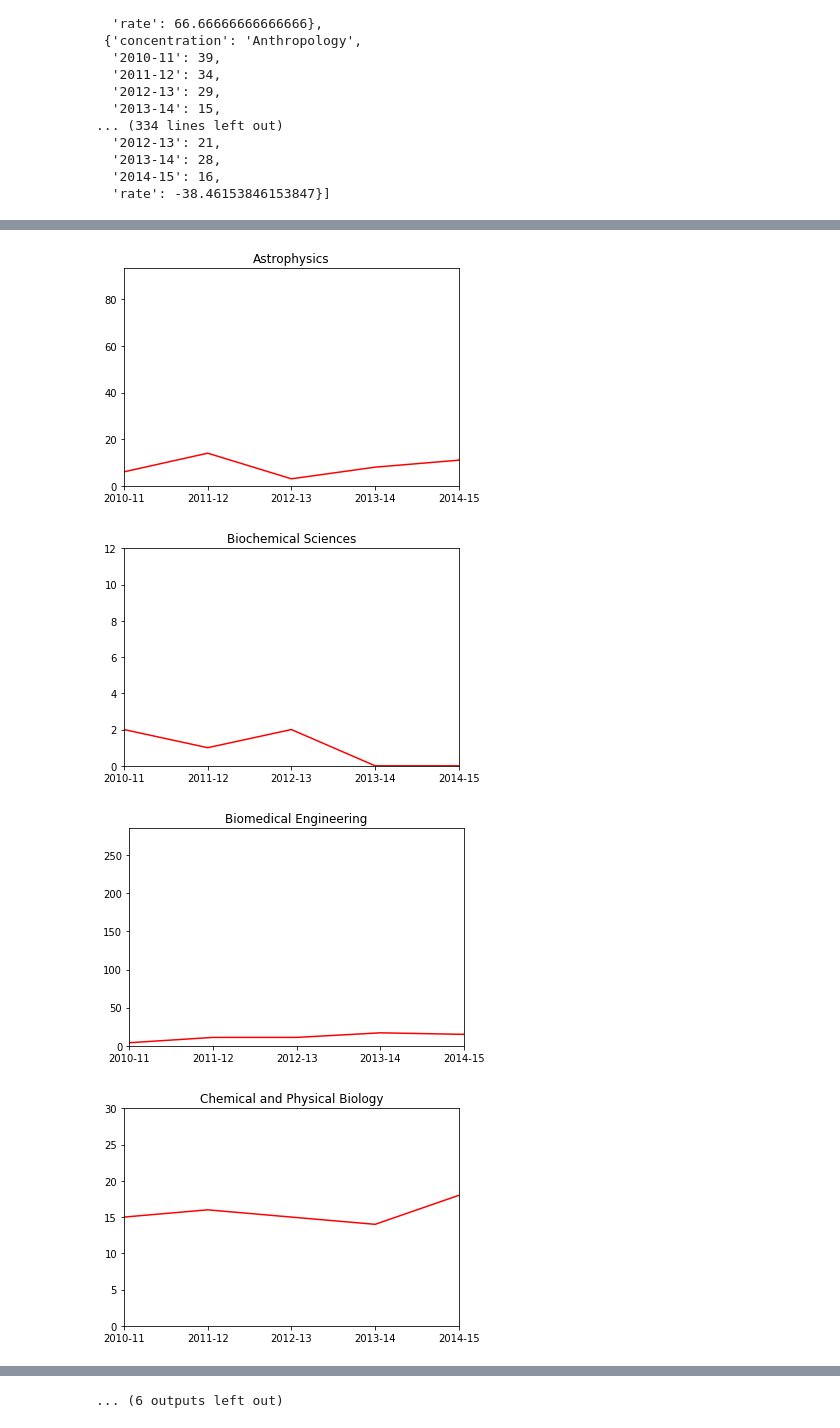
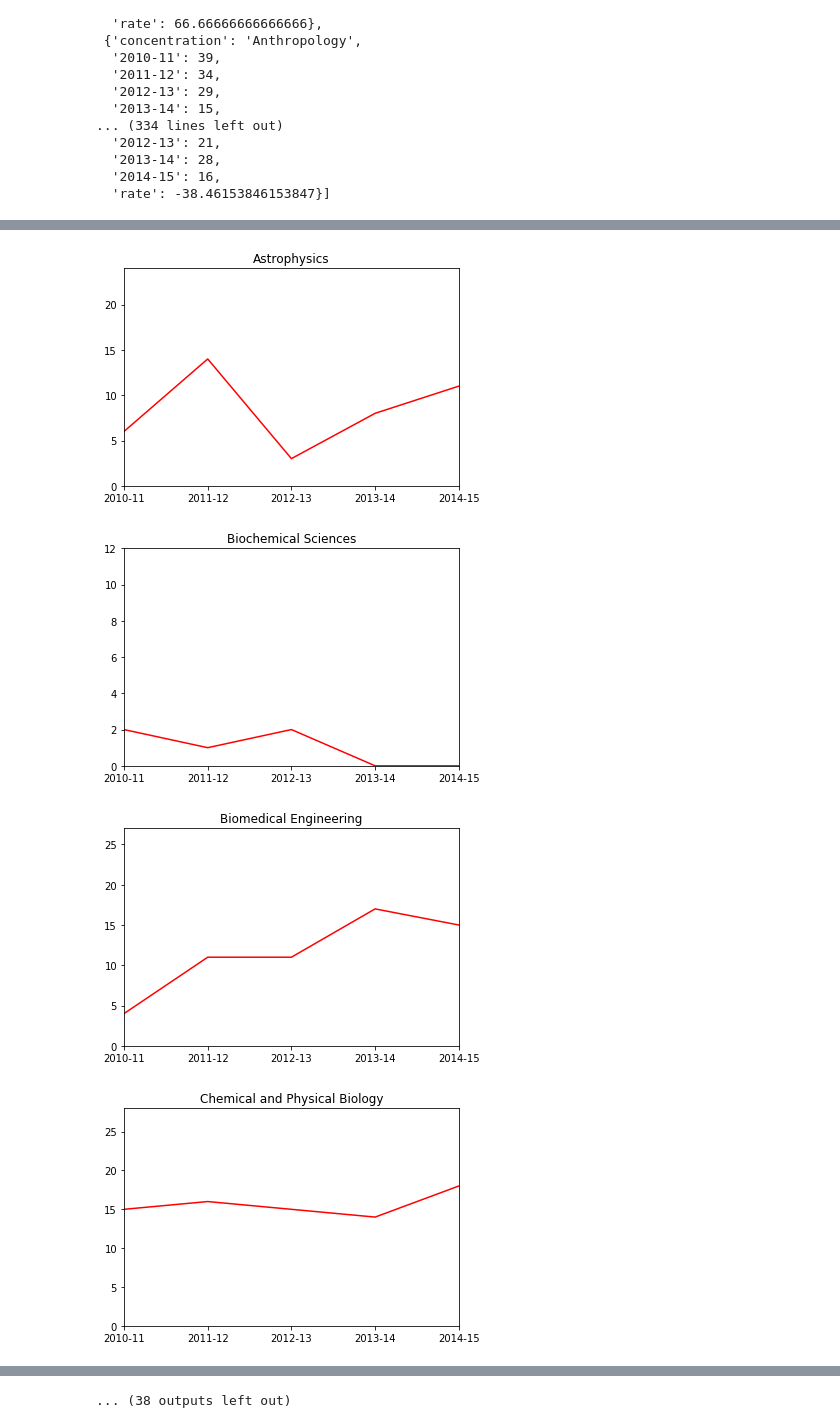
Before and after one commit to HarvardOpenData/ipython-tutorial, a Jupyter notebook: Solutions.ipynb, the cells around one changed output, grey strips where cells are left out. Saved outputs shown, nothing was run; the diff lists cells and outputs as text; code cells hidden in the pictures.

Commit message:
fixed graphs

```diff
--- a/Solutions.ipynb
+++ b/Solutions.ipynb
@@ -323,12 +323,12 @@ import matplotlib.pyplot as plt
 def graph_concentration(concentration):
     lst = []
     for key in concentration:
-        if key != "concentration":
+        if key != "concentration" and key != "rate":
             lst.append((key, concentration[key]))
     lst.sort()
     labels = [x[0] for x in lst]
     numbers = [x[1] for x in lst]
-    plt.plot(range(6), numbers, 'r')
+    plt.plot(range(len(lst)), numbers, 'r')
     plt.title(concentration["concentration"])
     plt.axis([0, 4, 0, max(numbers) + 10])
     plt.xticks(range(5), labels)
@@ -341,12 +341,12 @@ for c in clean_concentration_data:
 [figure]
 [figure]
-[figure, old version]
+[figure, new version]
 [figure]
-[figure, old version]
+[figure, new version]
-[figure, old version]
+[figure, new version]
 [figure]
 [figure]
 [figure]
 [figure]
 [figure]
-... (6 outputs left out)
+... (38 outputs left out)
```
Also changed, not shown: parts of 1 cell of this notebook, 1 other file.
